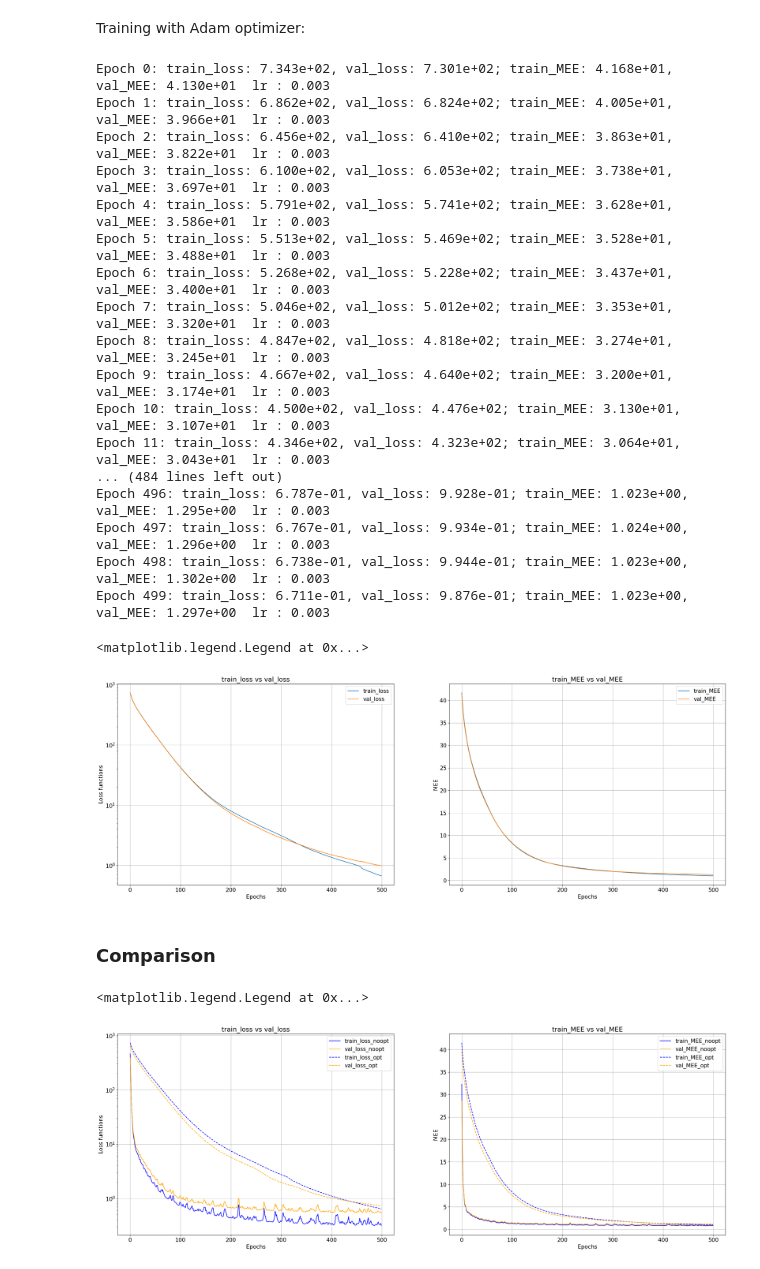
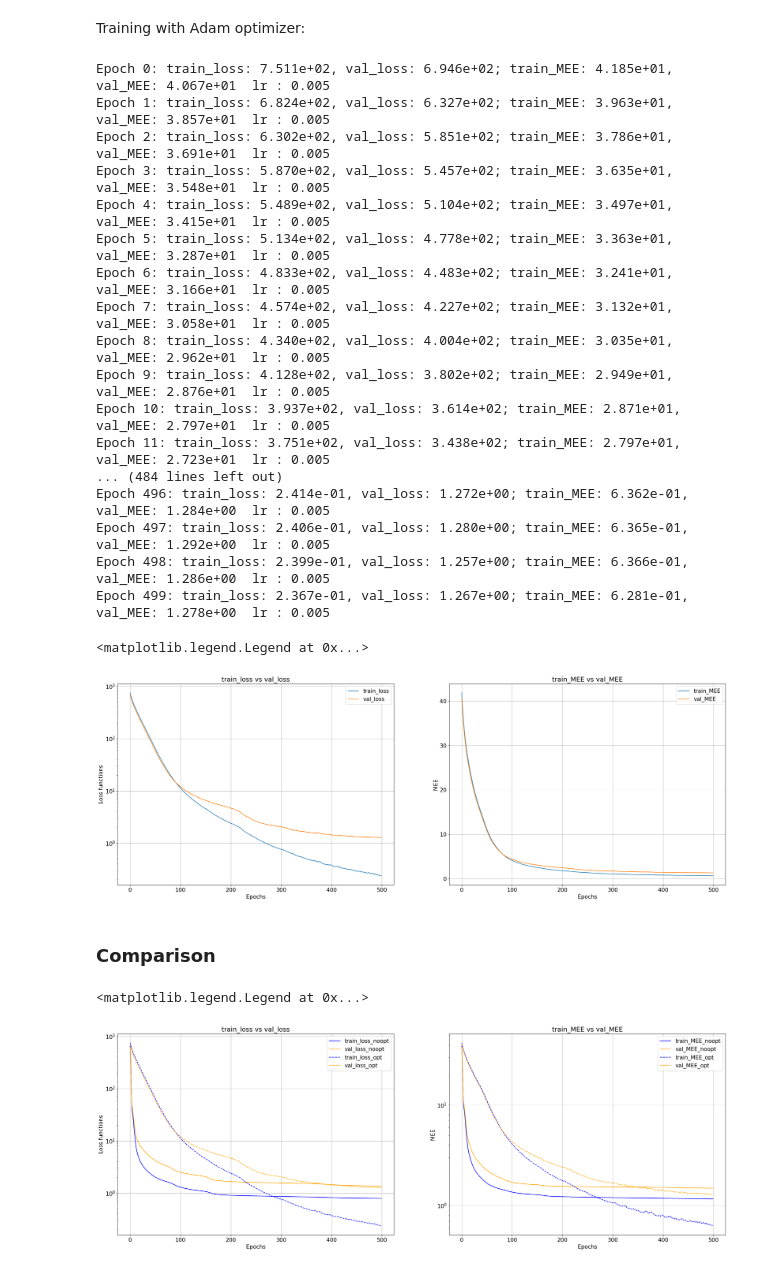
Before and after one commit to gmg00/ML_prj, a Jupyter notebook: notebooks/optimizer_exploration.ipynb, the cells around one changed output. Drawn from its saved outputs; the diff is of its cells as text; code cells hidden in the pictures.

```diff
--- a/notebooks/optimizer_exploration.ipynb
+++ b/notebooks/optimizer_exploration.ipynb
@@ -263,7 +263,7 @@ orig_params = {'hidden_dim': 50,
         'hidden_act_func': 'tanh',
         'hidden_dim2': 50,
         'hidden_act_func2' : 'tanh',
-        'eta': 0.003,
+        'eta': 0.001,
         'lam': 0.0001,
         'alpha': 0.9,
         'n_batch': 150,
@@ -372,8 +372,9 @@ model.set_initial_weights(init_weights_list)
 # %% [markdown]
 Training with Adam optimizer:
 # %%
-np.random.seed(42)
+np.random.seed(seed)
 params['use_opt'] = 1
+params['eta'] = 0.005
 history_opt = model.train(X_train_cup, y_train_cup,
                                     ** params,
                                     validation_split = 0.2,
@@ -381,23 +382,23 @@ history_opt = model.train(X_train_cup, y_train_cup,
                                     reduce_eta=None
                                     )
 # %% [output]
-Epoch 0: train_loss: 7.343e+02, val_loss: 7.301e+02; train_MEE: 4.168e+01, val_MEE: 4.130e+01  lr : 0.003
-Epoch 1: train_loss: 6.862e+02, val_loss: 6.824e+02; train_MEE: 4.005e+01, val_MEE: 3.966e+01  lr : 0.003
-Epoch 2: train_loss: 6.456e+02, val_loss: 6.410e+02; train_MEE: 3.863e+01, val_MEE: 3.822e+01  lr : 0.003
-Epoch 3: train_loss: 6.100e+02, val_loss: 6.053e+02; train_MEE: 3.738e+01, val_MEE: 3.697e+01  lr : 0.003
-Epoch 4: train_loss: 5.791e+02, val_loss: 5.741e+02; train_MEE: 3.628e+01, val_MEE: 3.586e+01  lr : 0.003
-Epoch 5: train_loss: 5.513e+02, val_loss: 5.469e+02; train_MEE: 3.528e+01, val_MEE: 3.488e+01  lr : 0.003
-Epoch 6: train_loss: 5.268e+02, val_loss: 5.228e+02; train_MEE: 3.437e+01, val_MEE: 3.400e+01  lr : 0.003
-Epoch 7: train_loss: 5.046e+02, val_loss: 5.012e+02; train_MEE: 3.353e+01, val_MEE: 3.320e+01  lr : 0.003
-Epoch 8: train_loss: 4.847e+02, val_loss: 4.818e+02; train_MEE: 3.274e+01, val_MEE: 3.245e+01  lr : 0.003
-Epoch 9: train_loss: 4.667e+02, val_loss: 4.640e+02; train_MEE: 3.200e+01, val_MEE: 3.174e+01  lr : 0.003
-Epoch 10: train_loss: 4.500e+02, val_loss: 4.476e+02; train_MEE: 3.130e+01, val_MEE: 3.107e+01  lr : 0.003
-Epoch 11: train_loss: 4.346e+02, val_loss: 4.323e+02; train_MEE: 3.064e+01, val_MEE: 3.043e+01  lr : 0.003
+Epoch 0: train_loss: 7.511e+02, val_loss: 6.946e+02; train_MEE: 4.185e+01, val_MEE: 4.067e+01  lr : 0.005
+Epoch 1: train_loss: 6.824e+02, val_loss: 6.327e+02; train_MEE: 3.963e+01, val_MEE: 3.857e+01  lr : 0.005
+Epoch 2: train_loss: 6.302e+02, val_loss: 5.851e+02; train_MEE: 3.786e+01, val_MEE: 3.691e+01  lr : 0.005
+Epoch 3: train_loss: 5.870e+02, val_loss: 5.457e+02; train_MEE: 3.635e+01, val_MEE: 3.548e+01  lr : 0.005
+Epoch 4: train_loss: 5.489e+02, val_loss: 5.104e+02; train_MEE: 3.497e+01, val_MEE: 3.415e+01  lr : 0.005
+Epoch 5: train_loss: 5.134e+02, val_loss: 4.778e+02; train_MEE: 3.363e+01, val_MEE: 3.287e+01  lr : 0.005
+Epoch 6: train_loss: 4.833e+02, val_loss: 4.483e+02; train_MEE: 3.241e+01, val_MEE: 3.166e+01  lr : 0.005
+Epoch 7: train_loss: 4.574e+02, val_loss: 4.227e+02; train_MEE: 3.132e+01, val_MEE: 3.058e+01  lr : 0.005
+Epoch 8: train_loss: 4.340e+02, val_loss: 4.004e+02; train_MEE: 3.035e+01, val_MEE: 2.962e+01  lr : 0.005
+Epoch 9: train_loss: 4.128e+02, val_loss: 3.802e+02; train_MEE: 2.949e+01, val_MEE: 2.876e+01  lr : 0.005
+Epoch 10: train_loss: 3.937e+02, val_loss: 3.614e+02; train_MEE: 2.871e+01, val_MEE: 2.797e+01  lr : 0.005
+Epoch 11: train_loss: 3.751e+02, val_loss: 3.438e+02; train_MEE: 2.797e+01, val_MEE: 2.723e+01  lr : 0.005
 ... (484 lines left out)
-Epoch 496: train_loss: 6.787e-01, val_loss: 9.928e-01; train_MEE: 1.023e+00, val_MEE: 1.295e+00  lr : 0.003
-Epoch 497: train_loss: 6.767e-01, val_loss: 9.934e-01; train_MEE: 1.024e+00, val_MEE: 1.296e+00  lr : 0.003
-Epoch 498: train_loss: 6.738e-01, val_loss: 9.944e-01; train_MEE: 1.023e+00, val_MEE: 1.302e+00  lr : 0.003
-Epoch 499: train_loss: 6.711e-01, val_loss: 9.876e-01; train_MEE: 1.023e+00, val_MEE: 1.297e+00  lr : 0.003
+Epoch 496: train_loss: 2.414e-01, val_loss: 1.272e+00; train_MEE: 6.362e-01, val_MEE: 1.284e+00  lr : 0.005
+Epoch 497: train_loss: 2.406e-01, val_loss: 1.280e+00; train_MEE: 6.365e-01, val_MEE: 1.292e+00  lr : 0.005
+Epoch 498: train_loss: 2.399e-01, val_loss: 1.257e+00; train_MEE: 6.366e-01, val_MEE: 1.286e+00  lr : 0.005
+Epoch 499: train_loss: 2.367e-01, val_loss: 1.267e+00; train_MEE: 6.281e-01, val_MEE: 1.278e+00  lr : 0.005
 # %%
 plt.figure(1,figsize=(30,10))
 plt.subplot(1,2,1)
@@ -423,36 +424,37 @@ plt.grid()
 plt.legend(fontsize=15)
 # %% [output]
 <matplotlib.legend.Legend at 0x...>
-[figure, old version]
+[figure, new version]
 # %% [markdown]
 ### Comparison
 # %%
 plt.figure(1,figsize=(30,10))
 plt.subplot(1,2,1)
 plt.plot(history_noopt['train_loss'], '-', label='train_loss_noopt', color='blue')
 plt.plot(history_noopt['val_loss'], '-', label='val_loss_noopt', color='orange')
 plt.plot(history_opt['train_loss'], '--', label='train_loss_opt', color='blue')
 plt.plot(history_opt['val_loss'], '--', label='val_loss_opt', color='orange')
 plt.yscale('log')
 plt.xlabel('Epochs', size=15)
 plt.ylabel('Loss functions', size=15)
 plt.title('train_loss vs val_loss', size=18)
 plt.xticks(size=15)
 plt.yticks(size=15)
 plt.grid()
 plt.legend(fontsize=15)
 plt.subplot(1,2,2)
 plt.plot(history_noopt['train_MEE'], '-',label='train_MEE_noopt', color='blue')
 plt.plot(history_noopt['val_MEE'], '-', label='val_MEE_noopt', color='orange')
 plt.plot(history_opt['train_MEE'], '--', label='train_MEE_opt', color='blue')
 plt.plot(history_opt['val_MEE'], '--', label='val_MEE_opt', color='orange')
+plt.yscale('log')
 plt.xlabel('Epochs', size=15)
 plt.ylabel('MEE', size=15)
 plt.title('train_MEE vs val_MEE', size=18)
 plt.xticks(size=15)
 plt.yticks(size=15)
 plt.grid()
 plt.legend(fontsize=15)
 # %% [output]
 <matplotlib.legend.Legend at 0x...>
-[figure, old version]
+[figure, new version]
```
Also changed, not shown: parts of 7 cells of this notebook, 7 other files.
